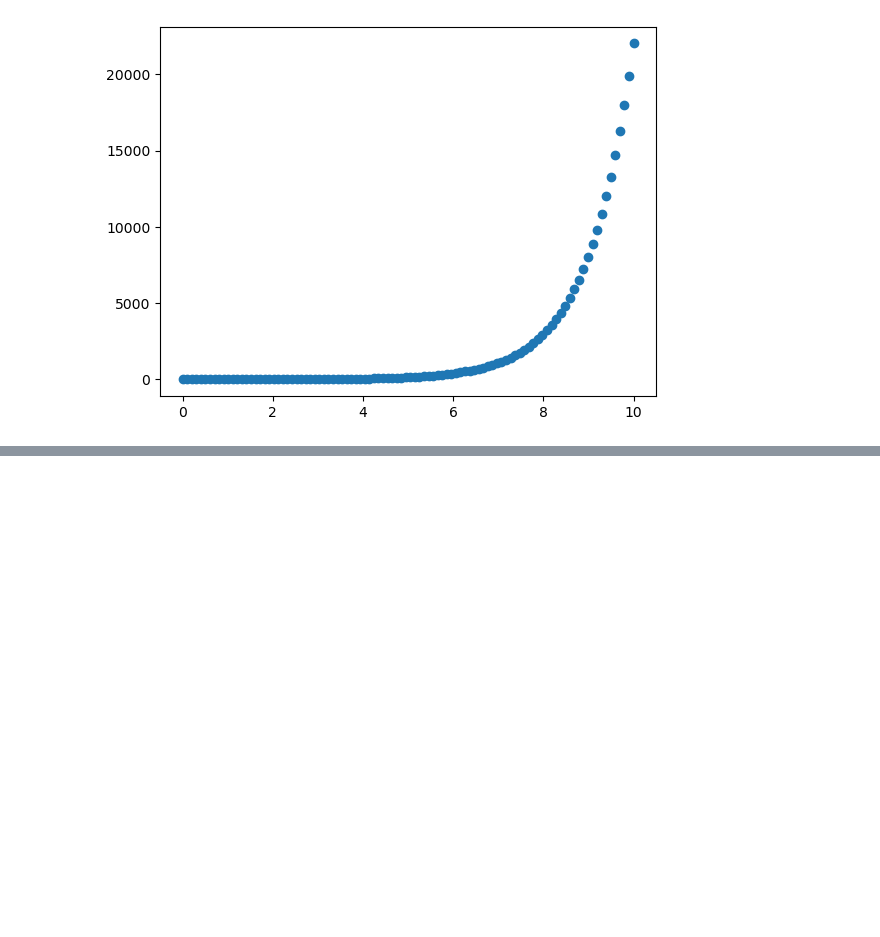
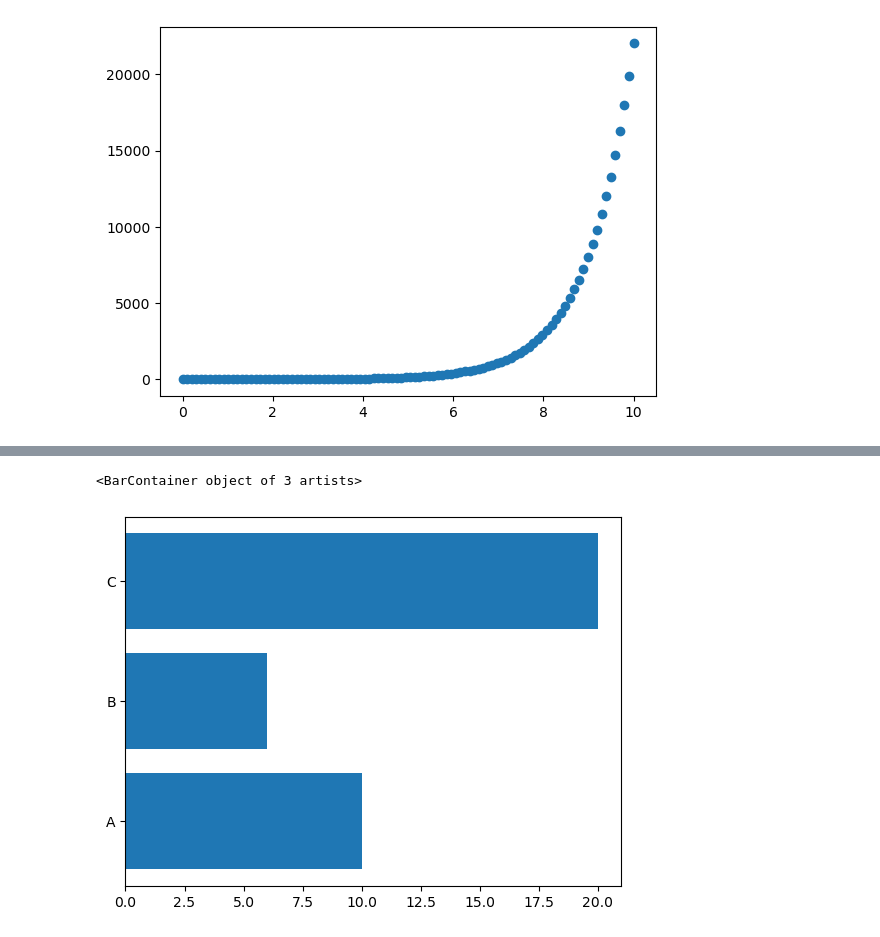
Before and after one commit to Asmit-Dhakal/Machine_Learning, a Jupyter notebook: Introduction to matplotlib library.ipynb, the cells around one changed output, grey strips where cells are left out. Drawn from its saved outputs; the diff is of its cells as text; code cells hidden in the pictures; blank space fills up the shorter version.

```diff
--- a/Introduction to matplotlib library.ipynb
+++ b/Introduction to matplotlib library.ipynb
@@ -94,0 +106,6 @@ ax.scatter(x,np.exp(x));
+# %%
+fig,ax=plt.subplots()
+ax.barh(list(Nut.keys()),list(Nut.values()))
+# %% [output]
+<BarContainer object of 3 artists>
+[figure, added]
```
Also changed, not shown: parts of 4 cells of this notebook.
